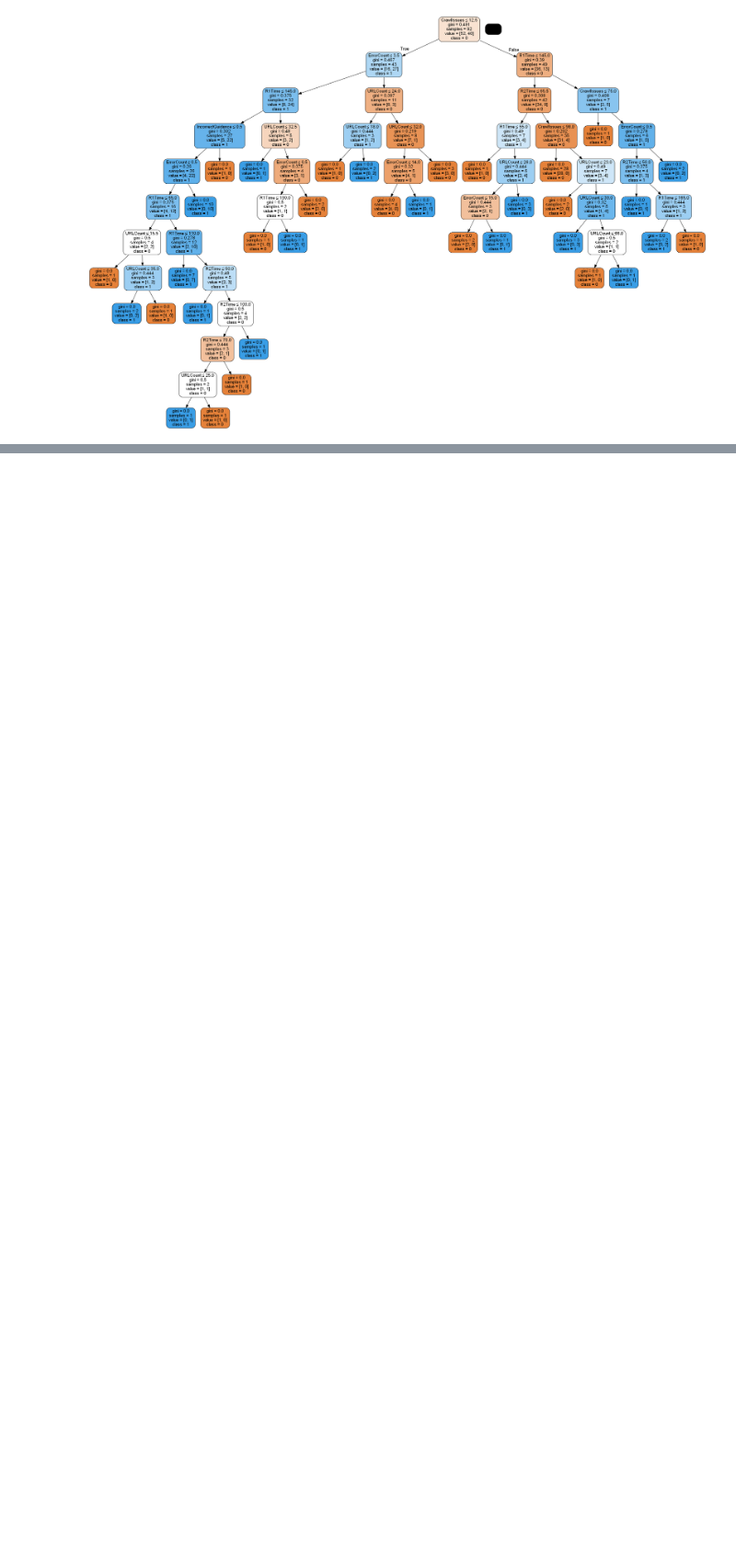
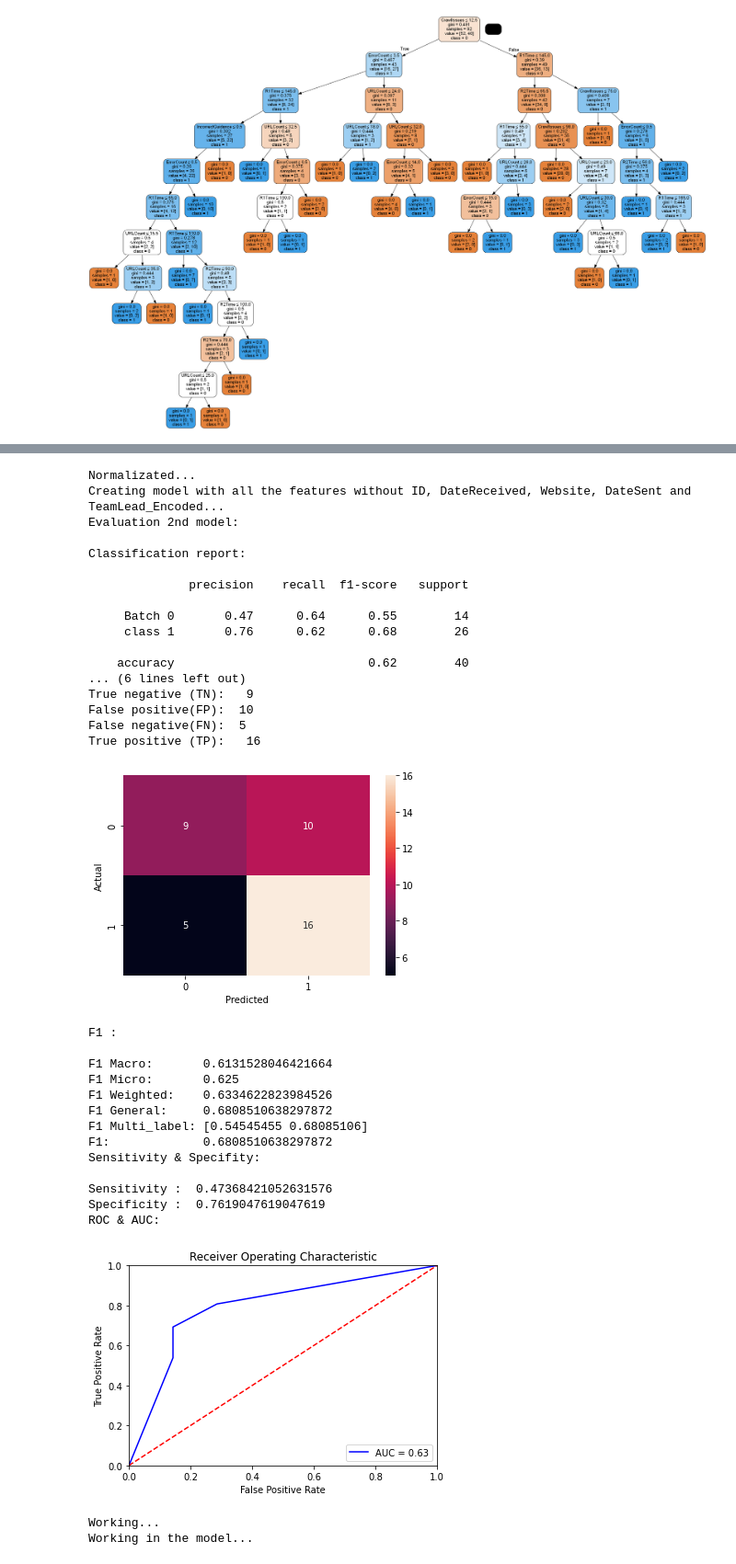
Before and after one commit to Yumil22/Curso_Python, a Jupyter notebook: DecisionTree_DataBase.ipynb, the cells around one changed output, grey strips where cells are left out. Shown at 92% size. Cells and saved outputs as stored; diff of their text form; code cells hidden in the pictures; blank space fills up the shorter version.

```diff
--- a/DecisionTree_DataBase.ipynb
+++ b/DecisionTree_DataBase.ipynb
@@ -145,0 +358,23 @@ Image(graph.create_png())
+# %%
+#This part is for modificate the database
+df = pd.read_csv('TrainingSet.csv')
+# %%
+def Data(Name):
+    df = pd.read_csv(Name)
+    #Normalize: QM Check Urgent = 0, QM Check Needed = 1, None = 2, PSF = 3 and SF = 4
+    dfc = df.copy()
+
+    for i in range(len(df)):
+        if dfc['WebsitePriority'][i] == 'QM Check Urgent':
+            dfc.loc[i,'WebsitePriority'] = 0
+        if dfc['WebsitePriority'][i] == 'QM Check Needed':
+            dfc.loc[i,'WebsitePriority'] = 1
+        if dfc['WebsitePriority'][i] == 'None':
+            dfc.loc[i,'WebsitePriority'] = 2
+        if dfc['WebsitePriority'][i] == 'PSF':
+            dfc.loc[i,'WebsitePriority'] = 3
+        if dfc['WebsitePriority'][i] == 'SF':
+            dfc.loc[i,'WebsitePriority'] = 4
+    print('Normalizated...')
+    New_df = dfc
+    return New_df
@@ -145,0 +480,37 @@ Image(graph.create_png())
+# %%
+CreateModel('TrainingSet.csv', mod = 'subjetive')
+# %% [output]
+Normalizated...
+Creating model with all the features without ID, DateReceived, Website, DateSent and TeamLead_Encoded...
+Evaluation 2nd model:
+
+Classification report:
+
+              precision    recall  f1-score   support
+
+     Batch 0       0.47      0.64      0.55        14
+     class 1       0.76      0.62      0.68        26
+
+    accuracy                           0.62        40
+... (6 lines left out)
+True negative (TN):   9
+False positive(FP):  10
+False negative(FN):  5
+True positive (TP):   16
+[figure, added]
+F1 :
+
+F1 Macro:       0.6131528046421664
+F1 Micro:       0.625
+F1 Weighted:    0.6334622823984526
+F1 General:     0.6808510638297872
+F1 Multi_label: [0.54545455 0.68085106]
+F1:             0.6808510638297872
+Sensitivity & Specifity:
+
+Sensitivity :  0.47368421052631576
+Specificity :  0.7619047619047619
+ROC & AUC:
+[figure, added]
+Working...
+Working in the model...
```
Also changed, not shown: parts of 31 cells of this notebook, 9 other files.
